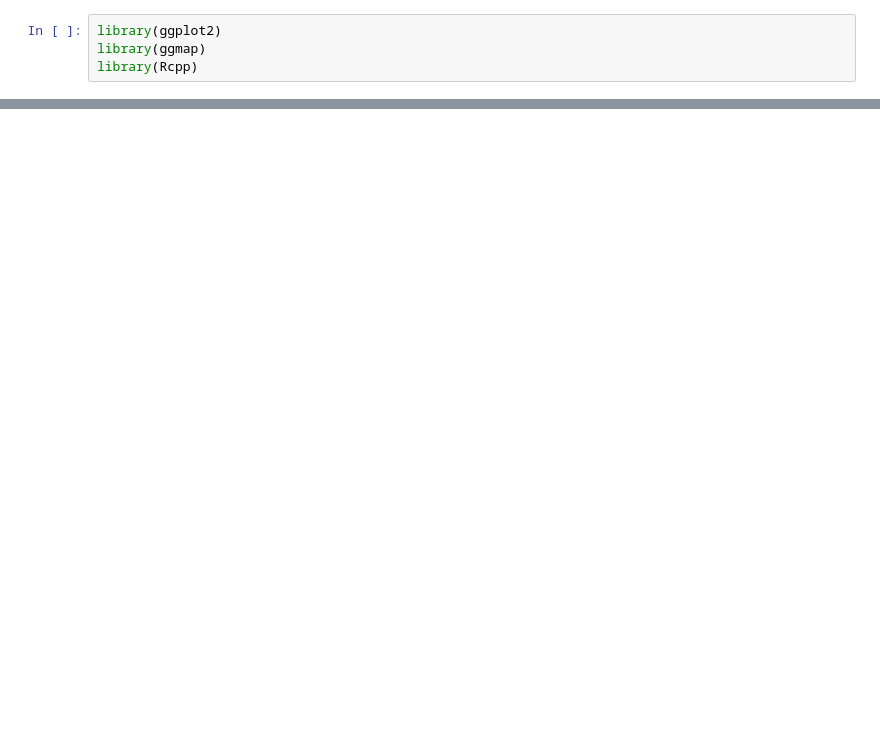
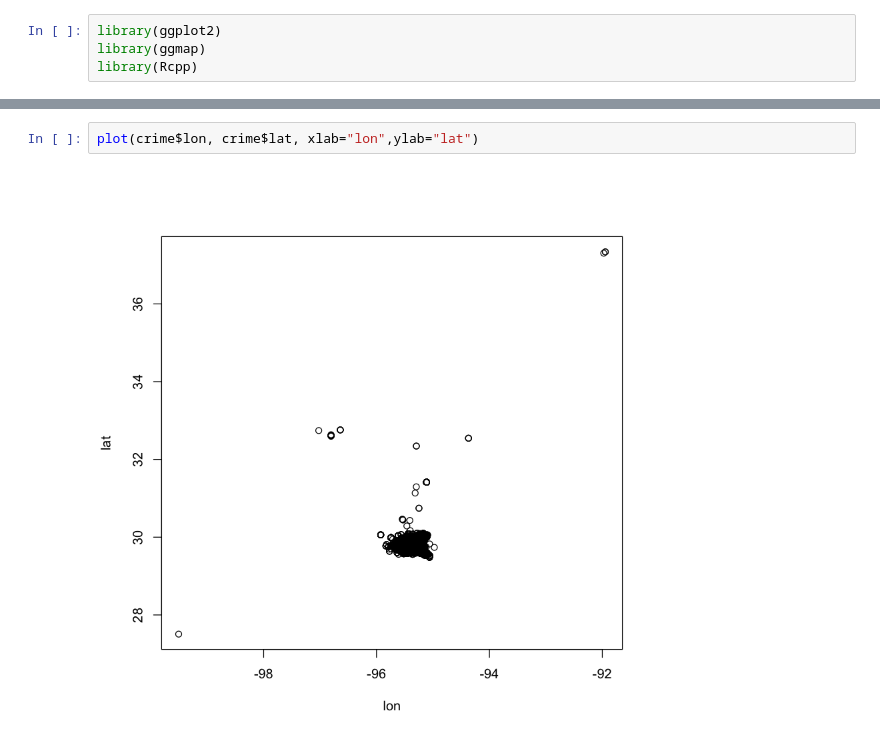
Before and after one commit to Sardhendu/Study, a Jupyter notebook: GeoSpatial-Analysis/2.ipynb, the cells around one changed output, grey strips where cells are left out. Saved outputs shown, nothing was run; the diff lists cells and outputs as text; blank space fills up the shorter version.

```diff
--- a/GeoSpatial-Analysis/2.ipynb
+++ b/GeoSpatial-Analysis/2.ipynb
@@ -21,0 +39,4 @@ class(crime)
+# %%
+plot(crime$lon, crime$lat, xlab="lon",ylab="lat")
+# %% [output]
+[figure, added]
```
Also changed, not shown: parts of 6 cells of this notebook, 2 other files.
